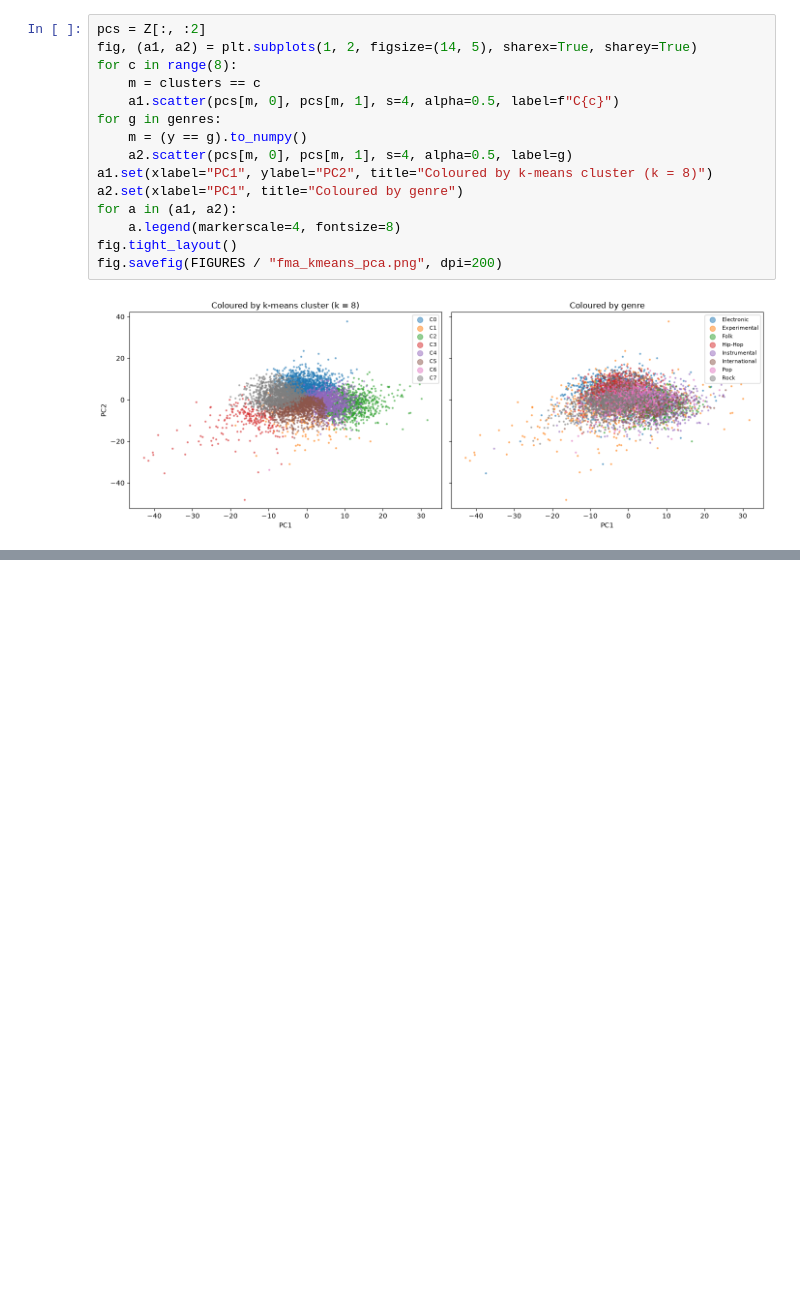
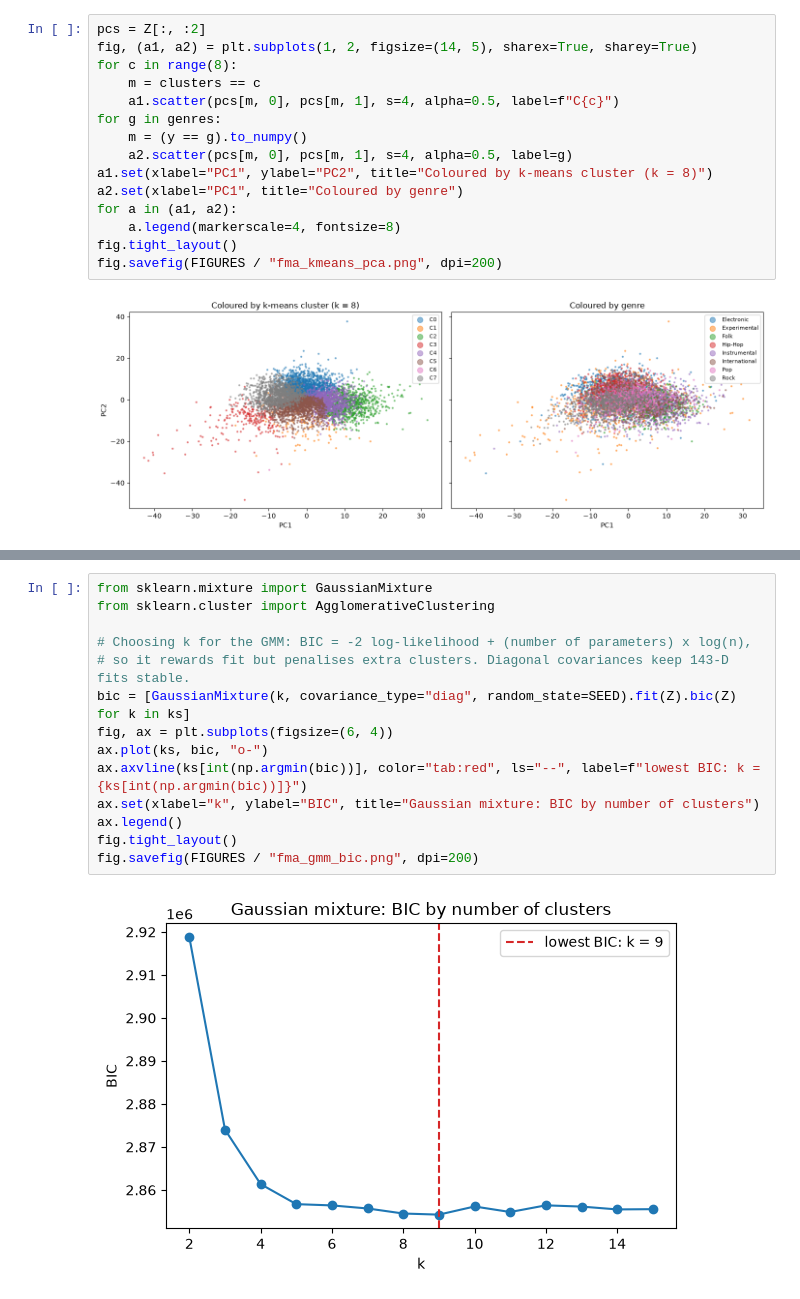
Before and after one commit to MrNoobri/F21DL, a Jupyter notebook: notebooks/02_fma_clustering.ipynb, the cells around one changed output, grey strips where cells are left out. Cells and saved outputs as stored; diff of their text form; blank space fills up the shorter version.

```diff
--- a/notebooks/02_fma_clustering.ipynb
+++ b/notebooks/02_fma_clustering.ipynb
@@ -138,0 +143,16 @@ fig.savefig(FIGURES / "fma_kmeans_pca.png", dpi=200)
+# %%
+from sklearn.mixture import GaussianMixture
+from sklearn.cluster import AgglomerativeClustering
+
+# Choosing k for the GMM: BIC = -2 log-likelihood + (number of parameters) x log(n),
+# so it rewards fit but penalises extra clusters. Diagonal covariances keep 143-D fits stable.
+bic = [GaussianMixture(k, covariance_type="diag", random_state=SEED).fit(Z).bic(Z) for k in ks]
+fig, ax = plt.subplots(figsize=(6, 4))
+ax.plot(ks, bic, "o-")
+ax.axvline(ks[int(np.argmin(bic))], color="tab:red", ls="--", label=f"lowest BIC: k = {ks[int(np.argmin(bic))]}")
+ax.set(xlabel="k", ylabel="BIC", title="Gaussian mixture: BIC by number of clusters")
+ax.legend()
+fig.tight_layout()
+fig.savefig(FIGURES / "fma_gmm_bic.png", dpi=200)
+# %% [output]
+[figure, added]
```
Also changed, not shown: parts of 5 cells of this notebook, 15 other files.
